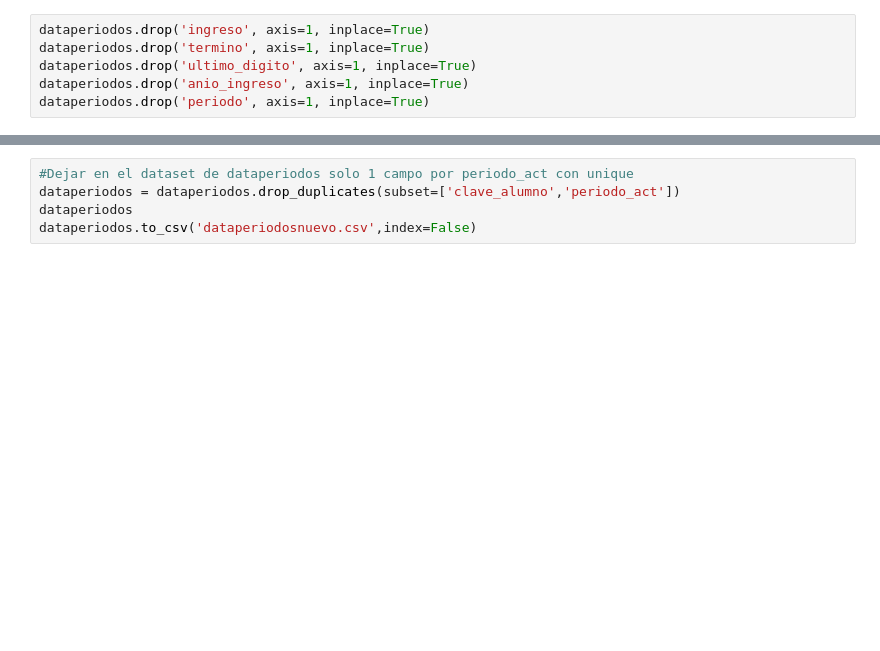
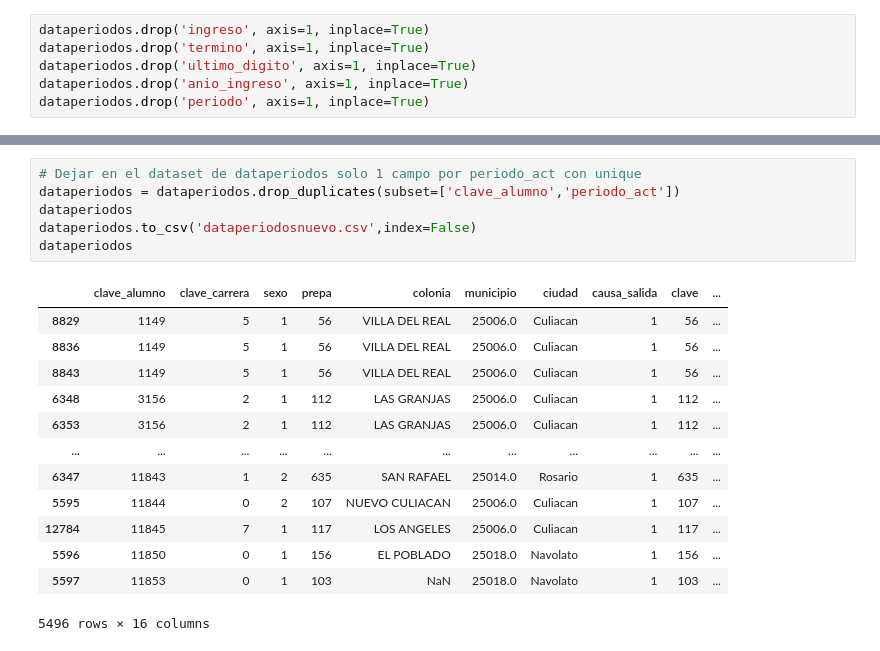
Before and after one commit to KingSplatt/Data-Analysis, a Jupyter notebook: data-analysis.ipynb, the cells around one changed output, grey strips where cells are left out. Drawn from its saved outputs; the diff is of its cells as text; blank space fills up the shorter version.

```diff
--- a/data-analysis.ipynb
+++ b/data-analysis.ipynb
@@ -389,5 +382,20 @@ dataperiodos
 # %%
-#Dejar en el dataset de dataperiodos solo 1 campo por periodo_act con unique
+# Dejar en el dataset de dataperiodos solo 1 campo por periodo_act con unique
 dataperiodos = dataperiodos.drop_duplicates(subset=['clave_alumno','periodo_act'])
 dataperiodos
 dataperiodos.to_csv('dataperiodosnuevo.csv',index=False)
+dataperiodos
+# %% [output]
+|  | clave_alumno | clave_carrera | sexo | prepa | colonia | municipio | ciudad | causa_salida | clave | ... |
+| 8829 | 1149 | 5 | 1 | 56 | VILLA DEL REAL | 25006.0 | Culiacan | 1 | 56 | ... |
+| 8836 | 1149 | 5 | 1 | 56 | VILLA DEL REAL | 25006.0 | Culiacan | 1 | 56 | ... |
+| 8843 | 1149 | 5 | 1 | 56 | VILLA DEL REAL | 25006.0 | Culiacan | 1 | 56 | ... |
+| 6348 | 3156 | 2 | 1 | 112 | LAS GRANJAS | 25006.0 | Culiacan | 1 | 112 | ... |
+| 6353 | 3156 | 2 | 1 | 112 | LAS GRANJAS | 25006.0 | Culiacan | 1 | 112 | ... |
+| ... | ... | ... | ... | ... | ... | ... | ... | ... | ... | ... |
+| 6347 | 11843 | 1 | 2 | 635 | SAN RAFAEL | 25014.0 | Rosario | 1 | 635 | ... |
+| 5595 | 11844 | 0 | 2 | 107 | NUEVO CULIACAN | 25006.0 | Culiacan | 1 | 107 | ... |
+| 12784 | 11845 | 7 | 1 | 117 | LOS ANGELES | 25006.0 | Culiacan | 1 | 117 | ... |
+| 5596 | 11850 | 0 | 1 | 156 | EL POBLADO | 25018.0 | Navolato | 1 | 156 | ... |
+| 5597 | 11853 | 0 | 1 | 103 | NaN | 25018.0 | Navolato | 1 | 103 | ... |
+5496 rows × 16 columns
```
Also changed, not shown: parts of 35 cells of this notebook, 1 other file.
